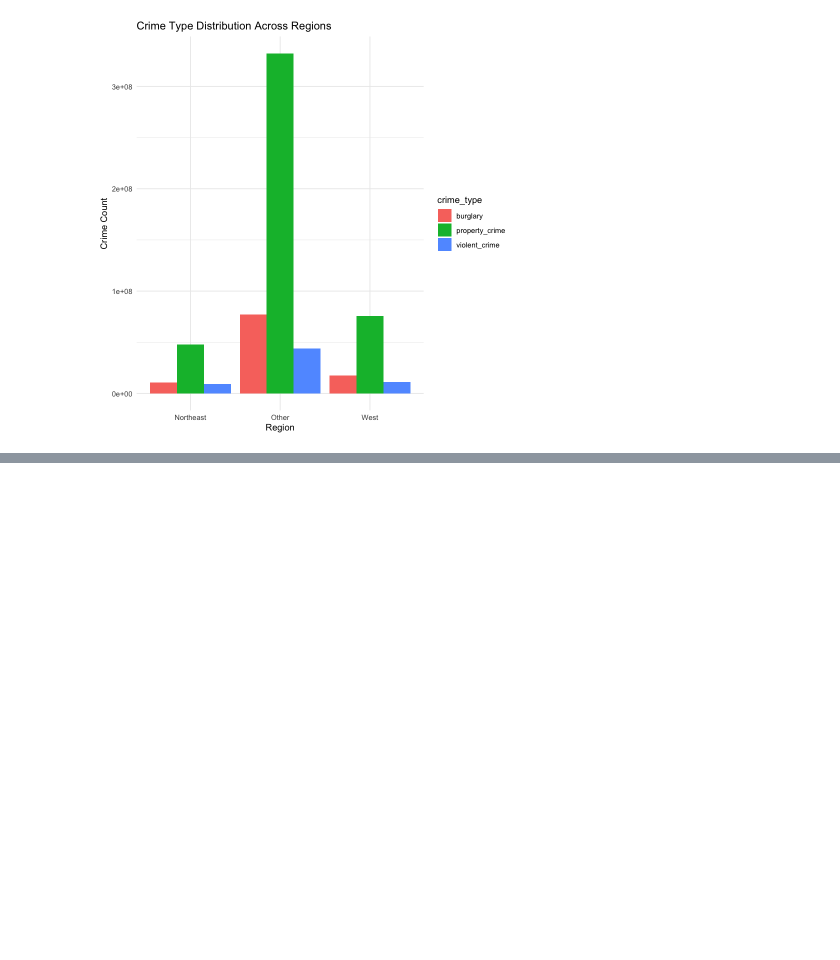
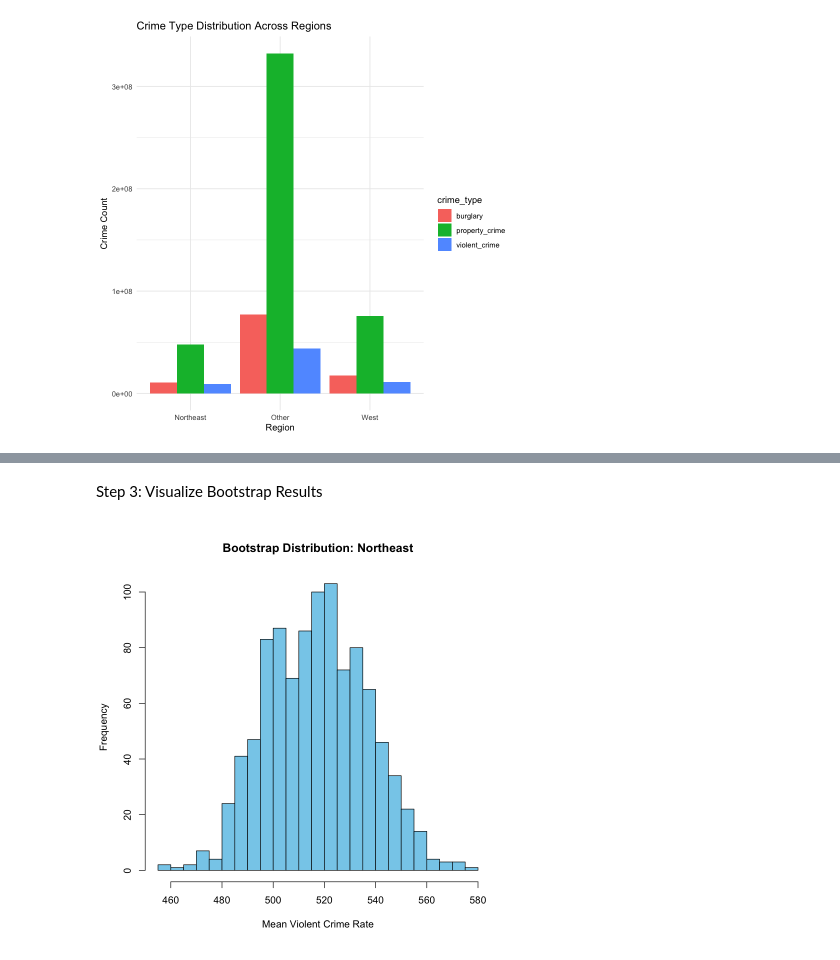
Before and after one commit to AkhilaAnnireddy/Crime-Data-Analysis, a Jupyter notebook: crime-data-analysis.ipynb, the cells around one changed output, grey strips where cells are left out. Saved outputs shown, nothing was run; the diff lists cells and outputs as text; code cells hidden in the pictures; blank space fills up the shorter version.

```diff
--- a/crime-data-analysis.ipynb
+++ b/crime-data-analysis.ipynb
@@ -1123,0 +1181,21 @@ ggplot(crime_table_long, aes(x = region, y = crime_count, fill = crime_type)) +
+# %%
+# Define a function to compute bootstrap for multiple regions
+bootstrap_by_region <- function(region_name) {
+  region_data <- state_data %>% filter(region == region_name) %>% pull(violent_crime_rate)
+  boot(data = region_data, statistic = bootstrap_mean, R = 1000)
+}
+
+# Perform bootstrapping for Northeast and West
+boot_northeast <- bootstrap_by_region("Northeast")
+boot_west <- bootstrap_by_region("West")
+
+# Calculate confidence intervals
+ci_northeast <- boot.ci(boot_northeast, type = "perc")
+ci_west <- boot.ci(boot_west, type = "perc")
+
+# Print results
+print("Northeast CI:")
+print(ci_northeast)
+
+print("West CI:")
+print(ci_west)
@@ -1123,0 +1220,8 @@ ggplot(crime_table_long, aes(x = region, y = crime_count, fill = crime_type)) +
+# %% [markdown]
+Step 3: Visualize Bootstrap Results
+# %%
+# Plot bootstrap distribution for Northeast
+hist(boot_northeast$t, breaks = 30, main = "Bootstrap Distribution: Northeast",
+     xlab = "Mean Violent Crime Rate", col = "skyblue")
+# %% [output]
+[figure, added]
```
Also changed, not shown: parts of 29 cells of this notebook.
